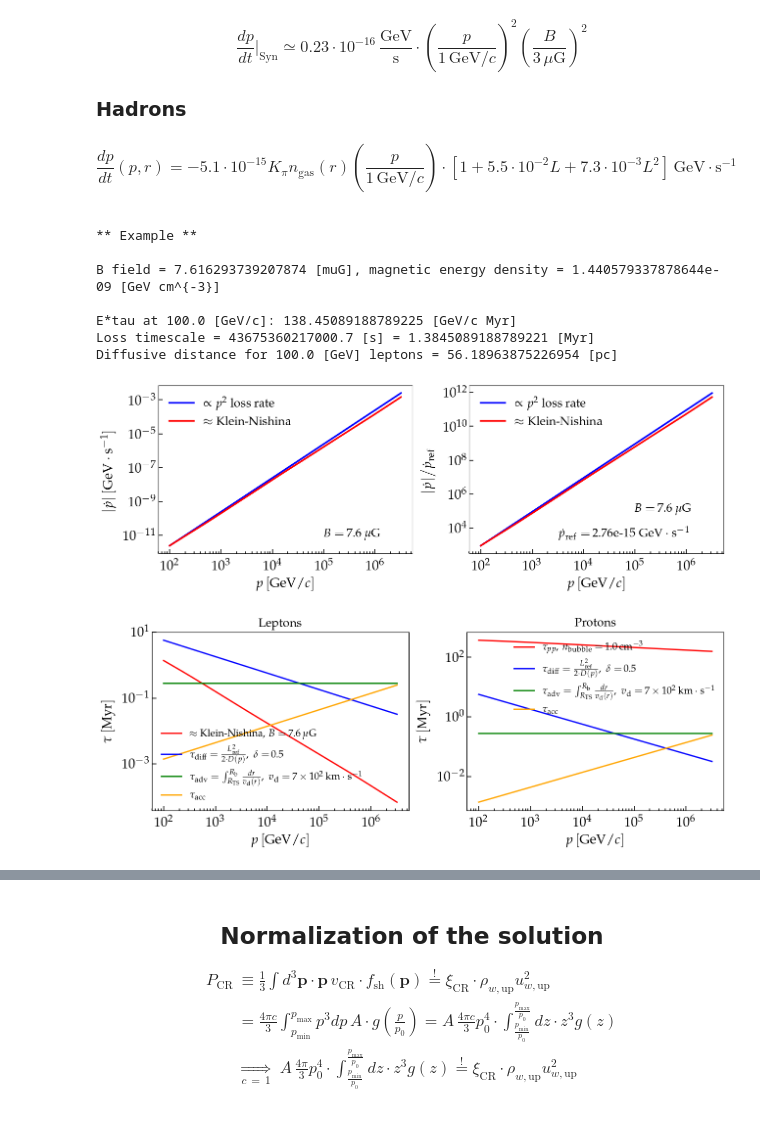
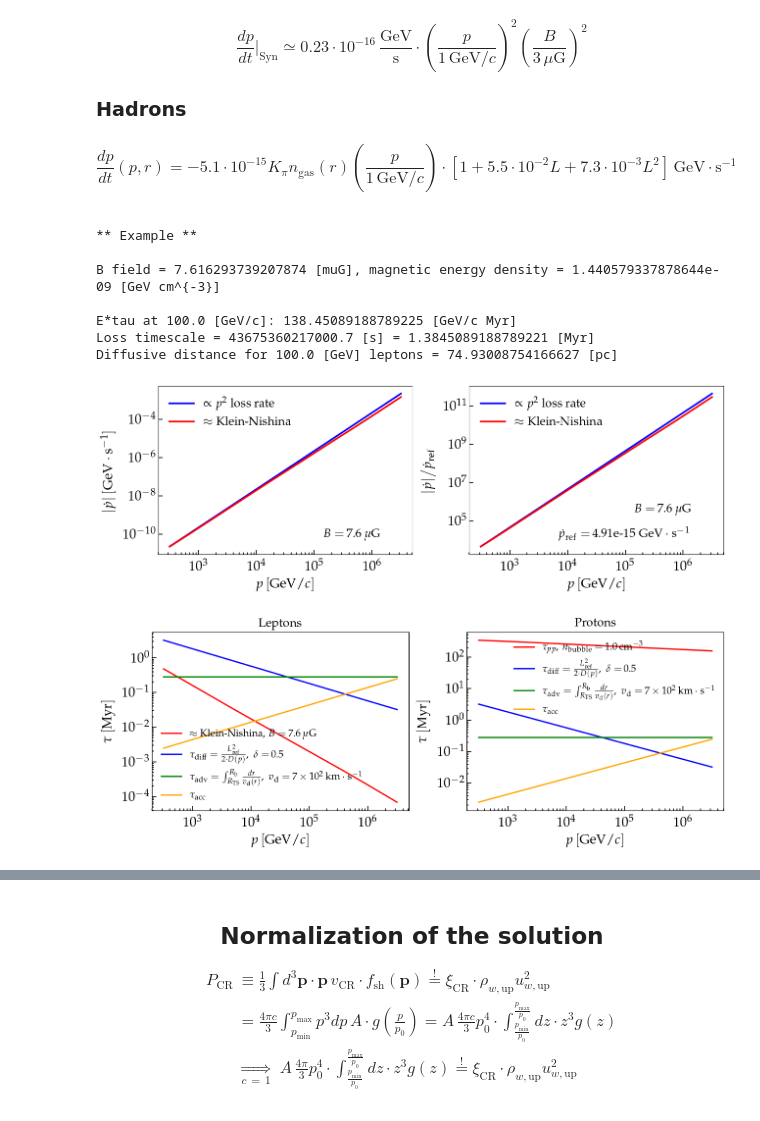
Before and after one commit to ottaviofornieri/StellarClusters, a Jupyter notebook: GitHub_Transport_Radau5Spherical_NonUniformGrid_NonSymmetricShock.ipynb, the cells around one changed output, grey strips where cells are left out. Cells and saved outputs as stored; diff of their text form; code cells hidden in the pictures.

Commit message:
new calculation with different initial time.

```diff
--- a/GitHub_Transport_Radau5Spherical_NonUniformGrid_NonSymmetricShock.ipynb
+++ b/GitHub_Transport_Radau5Spherical_NonUniformGrid_NonSymmetricShock.ipynb
@@ -183,7 +183,7 @@ p_max_cluster = 800.e3                    # 800 TeV, corresponding to a maximum
 
 t_physical_yr = 3.e+6                     # age of the system, in [yr]
 t_physical_Myr = t_physical_yr / 1.e+6    # same, in [Myr]
-t_run_yr = 1.e5                           # run time, in [yr]
+t_run_yr = 3.e6                           # run time, in [yr]
 t_run_Myr = t_run_yr / 1.e6               # same, in [Myr]
 
 
@@ -274,12 +274,13 @@ n_op = 2                 # number of variables in the PDE
 L = 1.
 
 # momentum grid
+'''
 Np = 5096
 p_grid = np.logspace(start=2., stop=6.5, num=Np+1)       # in [GeV]
 '''
 Np = 4096
-p_grid = np.logspace(start=2.5, stop=6., num=Np+1)       # in [GeV]
-'''
+p_grid = np.logspace(start=2.5, stop=6.5, num=Np+1)       # in [GeV]
+
 deltap_over_p = [ (p_grid[ip+1] - p_grid[ip]) / p_grid[ip] for ip in range(len(p_grid)-1) ]
 p_lower1 = p_grid[0] / ( 1 + deltap_over_p[0] )           # ghost momentum, lower
 p_higher1 = p_grid[-1] * ( 1 + deltap_over_p[0] )         # ghost momentum, upper
@@ -712,4 +715,6 @@ $$
 # %%
+#%%scalene --reduced-profile
+
 ### Block to define the rate of momentum loss, computed in CGS base units ###
 # Klein-Nishina factor from Evoli et al. arXiv:2007.01302 (2020) #
 
@@ -870,7 +875,8 @@ for ip in range(len(p_grid)):
 timescale_losses = integrals_losses_KN*conv_sec_yr/1.e+6
 timescale_diff = (L_ref*conv_pc_cm)**2 / (2.* D_matrix[shock_index, :])*conv_sec_yr/1.e+6
 timescale_adv = [1./3. * (L_ref*conv_pc_cm) / (v_0_cm / compr_factor) * (L_ref / R_TS) * (1 - (R_TS / L_ref)**3.)*conv_sec_yr/1.e+6 for i in range(len(p_grid))]
-timescale_acc = (3. / (v_0_cm - v_0_cm/compr_factor) * ( (D_matrix[0, :] / v_0_cm) + (D_matrix[0, :] / (v_0_cm/compr_factor)) )) * conv_sec_yr/1.e6
+timescale_acc_sec = (3. / (v_0_cm - v_0_cm/compr_factor) * ( (D_matrix[0, :] / v_0_cm) + (D_matrix[0, :] / (v_0_cm/compr_factor)) ))
+timescale_acc = timescale_acc_sec * conv_sec_yr/1.e6
 # hadrons
 timescale_pp_losses = integrals_losses_ppcoll*conv_sec_yr/1.e+6
 
@@ -895,36 +901,36 @@ plt.loglog(p_grid, timescale_losses, lw=2., color='red', label='$\\approx$ Klein
 plt.loglog(p_grid, timescale_diff, lw=2., color='blue', label='$\\tau_{\mathrm{diff}} = \\frac{L^2_{\mathrm{ref}}}{2 \cdot D(p)}, \; \\delta = \,$' + str(delta_diff))
 plt.loglog(p_grid, timescale_adv, lw=2., color='green', label='$\\tau_{\mathrm{adv}} = \\int^{R_{\mathrm{b}}}_{R_{\mathrm{TS}}} \\frac{dr}{v_{\mathrm{d}}(r)}, \; v_{\mathrm{d}} = \,$'+ str("${}$".format(f.format_data(v_0/compr_factor))) + '$\, \mathrm{km \cdot s^{-1}}$')
 plt.loglog(p_grid, timescale_acc, lw=2., color='orange', label='$\\tau_{\mathrm{acc}}$')
 plt.xlabel('$ p \, [\mathrm{GeV}/c]$',fontsize=20)
 plt.ylabel('$\\tau \, [\mathrm{Myr}]$',fontsize=20)
 plt.legend(fontsize=15, frameon=False)
 
 
 plt.subplot(1, 2, 2)
 plot_cosmetics_multi()
 
 pp_coll_loss_indx = shock_index
 plt.title('Protons', fontsize=18, pad=8)
 plt.loglog(p_grid, timescale_pp_losses[pp_coll_loss_indx,:], lw=2., color='red', label='$\\tau_{pp}, \, n_{\mathrm{bubble}} = \,$' + str("{:.1f}".format(n_bubble_array[pp_coll_loss_indx])) + '$\, \mathrm{cm^{-3}}$')
 plt.loglog(p_grid, timescale_diff, lw=2., color='blue', label='$\\tau_{\mathrm{diff}} = \\frac{L^2_{\mathrm{ref}}}{2 \cdot D(p)}, \; \\delta = \,$' + str(delta_diff))
 plt.loglog(p_grid, timescale_adv, lw=2., color='green', label='$\\tau_{\mathrm{adv}} = \\int^{R_{\mathrm{b}}}_{R_{\mathrm{TS}}} \\frac{dr}{v_{\mathrm{d}}(r)}, \; v_{\mathrm{d}} = \,$'+ str("${}$".format(f.format_data(v_0/compr_factor))) + '$\, \mathrm{km \cdot s^{-1}}$')
 plt.loglog(p_grid, timescale_acc, lw=2., color='orange', label='$\\tau_{\mathrm{acc}}$')
 plt.xlabel('$ p \, [\mathrm{GeV}/c]$',fontsize=20)
 plt.ylabel('$\\tau \, [\mathrm{Myr}]$',fontsize=20)
 plt.legend(fontsize=15, frameon=False)
 
 plt.tight_layout()
 plt.savefig(dirName + 'Timescales.pdf',format='pdf',bbox_inches='tight', dpi=200)
 # %% [output]
 ** Example **
 
 B field = 7.616293739207874 [muG], magnetic energy density = 1.440579337878644e-09 [GeV cm^{-3}]
 
 E*tau at 100.0 [GeV/c]: 138.45089188789225 [GeV/c Myr]
 Loss timescale = 43675360217000.7 [s] = 1.3845089188789221 [Myr]
-Diffusive distance for 100.0 [GeV] leptons = 56.18963875226954 [pc]
+Diffusive distance for 100.0 [GeV] leptons = 74.93008754166627 [pc]
-[figure, old version]
+[figure, new version]
-[figure, old version]
+[figure, new version]
 # %%
 ## Settings of the run ##
 
```
Also changed, not shown: parts of 21 cells of this notebook, 53 other files.
